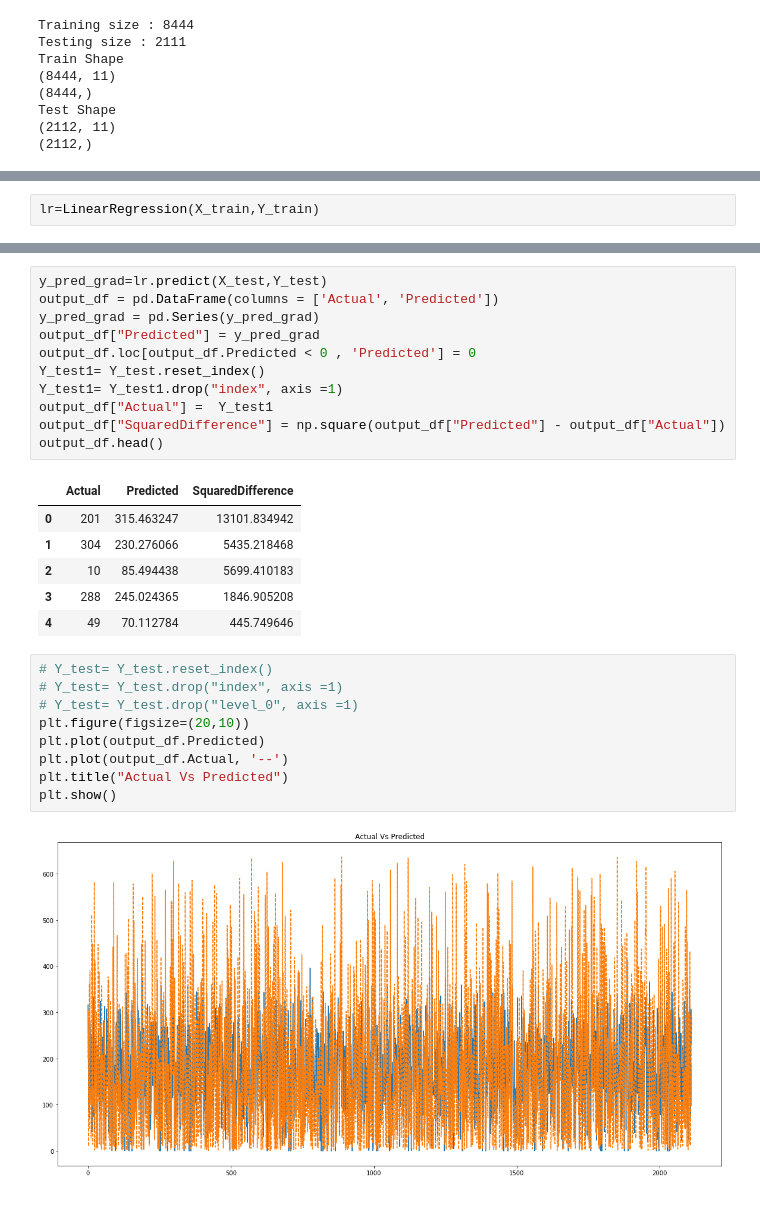
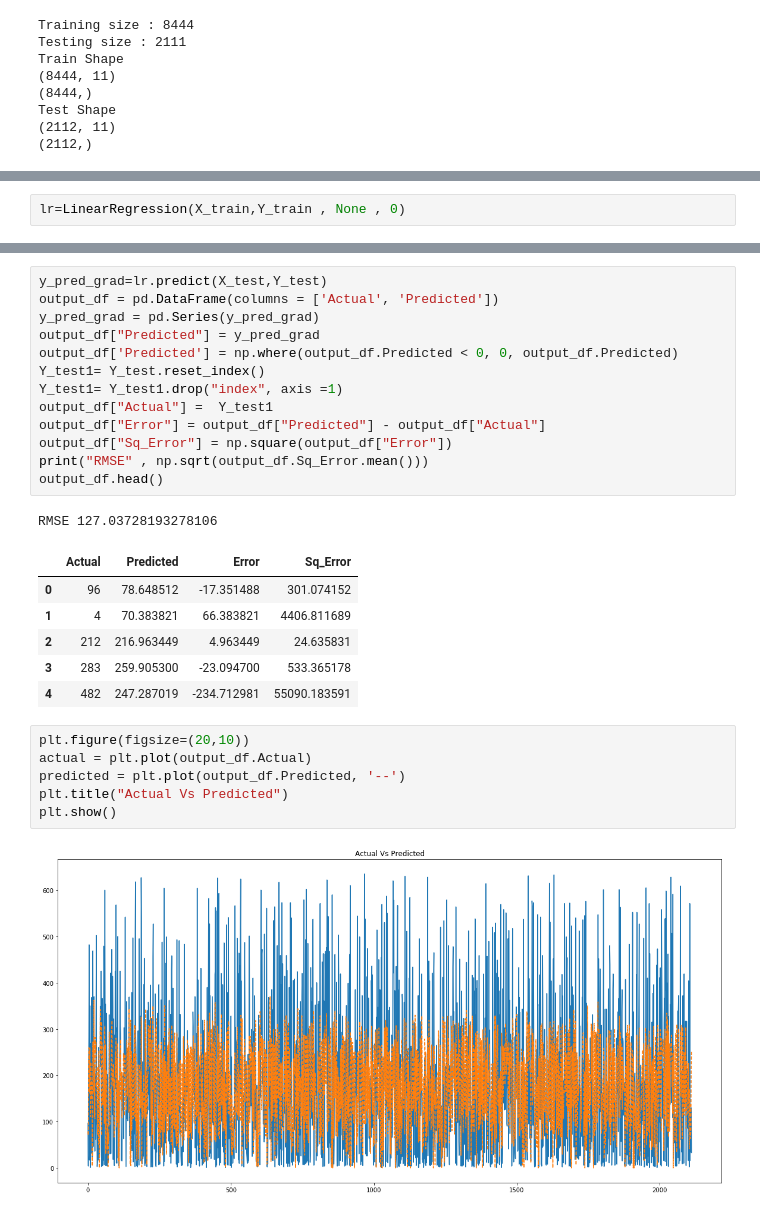
Before and after one commit to Ankursrivastavaaa/IIT-BikeSharingDemand, a Jupyter notebook: Bike Sharing Demand.ipynb, the cells around one changed output, grey strips where cells are left out. Saved outputs shown, nothing was run; the diff lists cells and outputs as text.

Commit message:
Linear regression completed

```diff
--- a/Bike Sharing Demand.ipynb
+++ b/Bike Sharing Demand.ipynb
@@ -472,4 +471,4 @@ Test Shape
 # %%
-lr=LinearRegression(X_train,Y_train)
+lr=LinearRegression(X_train,Y_train , None , 0)
 # %%
 #learning parameters
@@ -505,27 +510,27 @@ y_pred_grad=lr.predict(X_test,Y_test)
 output_df = pd.DataFrame(columns = ['Actual', 'Predicted'])
 y_pred_grad = pd.Series(y_pred_grad)
 output_df["Predicted"] = y_pred_grad
-output_df.loc[output_df.Predicted < 0 , 'Predicted'] = 0
+output_df['Predicted'] = np.where(output_df.Predicted < 0, 0, output_df.Predicted)
 Y_test1= Y_test.reset_index()
 Y_test1= Y_test1.drop("index", axis =1)
 output_df["Actual"] =  Y_test1
-output_df["SquaredDifference"] = np.square(output_df["Predicted"] - output_df["Actual"])
+output_df["Error"] = output_df["Predicted"] - output_df["Actual"]
+output_df["Sq_Error"] = np.square(output_df["Error"])
+print("RMSE" , np.sqrt(output_df.Sq_Error.mean()))
 output_df.head()
 # %% [output]
+RMSE 127.03728193278106
-|  | Actual | Predicted | SquaredDifference |
-| 0 | 201 | 315.463247 | 13101.834942 |
-| 1 | 304 | 230.276066 | 5435.218468 |
-| 2 | 10 | 85.494438 | 5699.410183 |
-| 3 | 288 | 245.024365 | 1846.905208 |
-| 4 | 49 | 70.112784 | 445.749646 |
+|  | Actual | Predicted | Error | Sq_Error |
+| 0 | 96 | 78.648512 | -17.351488 | 301.074152 |
+| 1 | 4 | 70.383821 | 66.383821 | 4406.811689 |
+| 2 | 212 | 216.963449 | 4.963449 | 24.635831 |
+| 3 | 283 | 259.905300 | -23.094700 | 533.365178 |
+| 4 | 482 | 247.287019 | -234.712981 | 55090.183591 |
 # %%
-# Y_test= Y_test.reset_index()
-# Y_test= Y_test.drop("index", axis =1)
-# Y_test= Y_test.drop("level_0", axis =1)
 plt.figure(figsize=(20,10))
-plt.plot(output_df.Predicted)
-plt.plot(output_df.Actual, '--')
+actual = plt.plot(output_df.Actual)
+predicted = plt.plot(output_df.Predicted, '--')
 plt.title("Actual Vs Predicted")
 plt.show()
 # %% [output]
-[figure, old version]
+[figure, new version]
```
Also changed, not shown: parts of 19 cells of this notebook.
